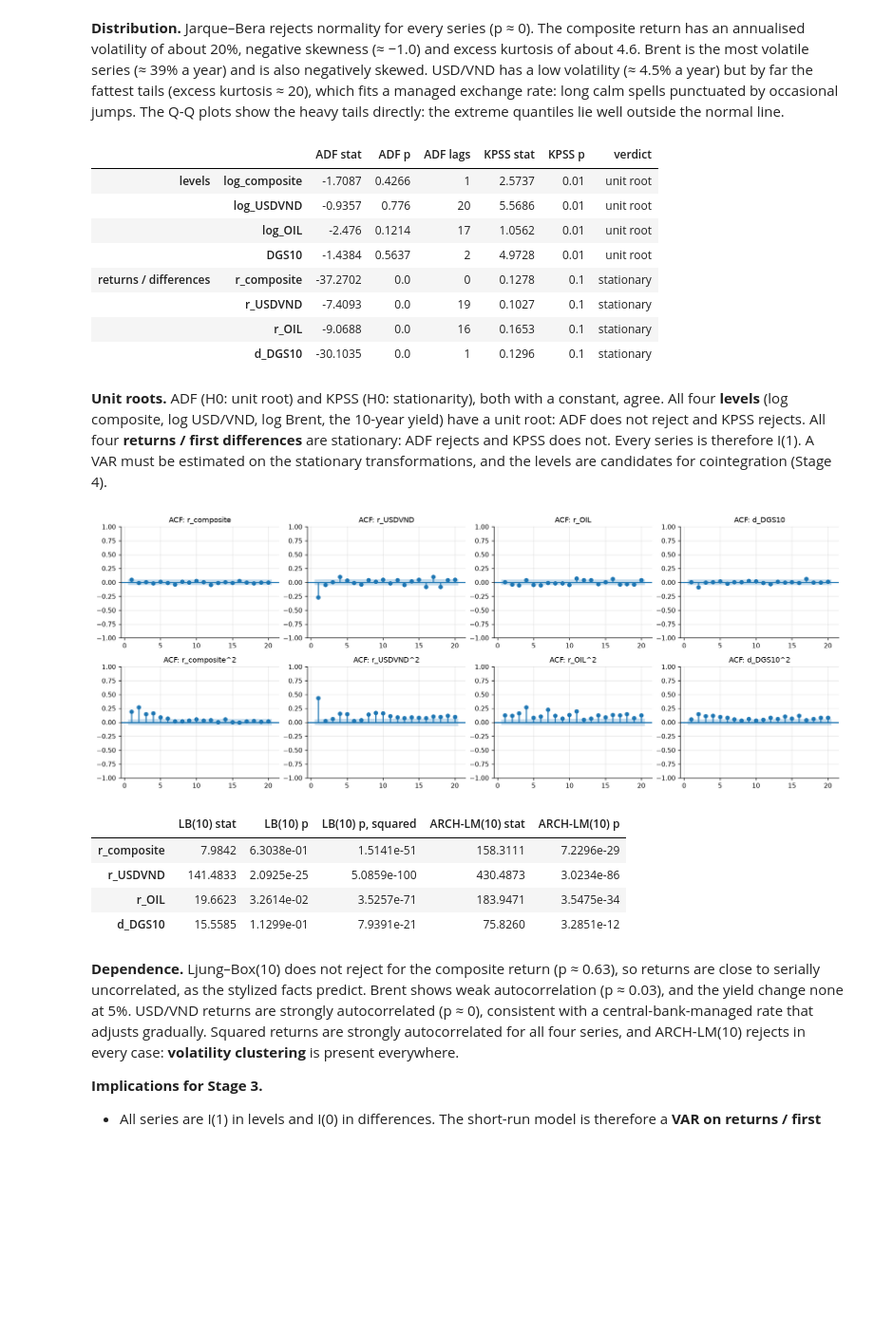
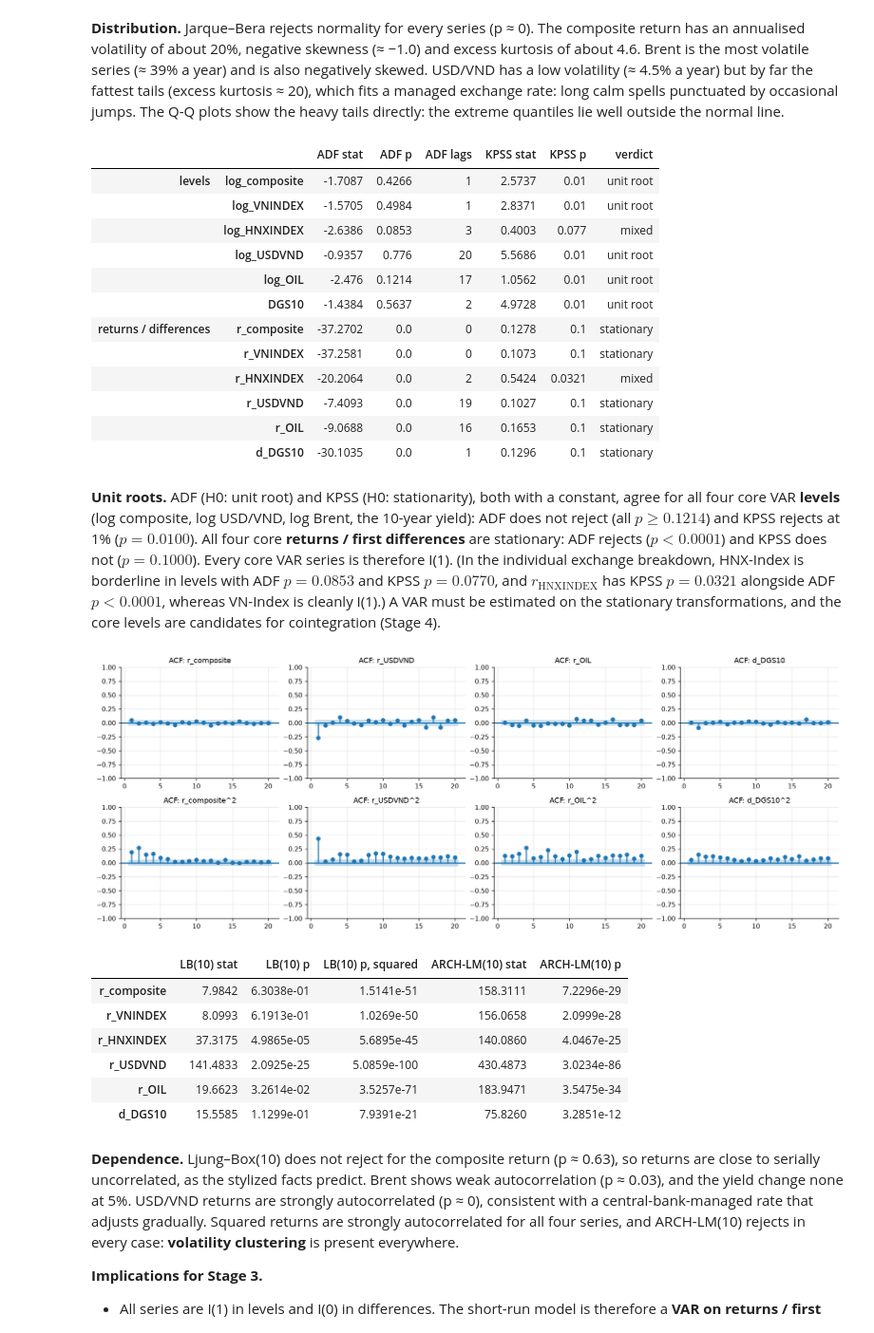
Before and after one commit to binhnuoctrangsu/ATFB_GROUP12_TOPIC7, a Jupyter notebook: notebooks/t7_macro_links.ipynb, the cells around one changed output. Shown at 95% size. Saved outputs shown, nothing was run; the diff lists cells and outputs as text; code cells hidden in the pictures; blank space fills up the shorter version.

```diff
--- a/notebooks/t7_macro_links.ipynb
+++ b/notebooks/t7_macro_links.ipynb
@@ -17,11 +17,24 @@ import os, socket, sys, warnings
 from io import StringIO
 from pathlib import Path
 
-if Path.cwd().name == 'notebooks':
-    os.chdir(Path.cwd().parent)
-elif (Path.cwd() / 'WORKSPACE' / 'ATFB_GROUP12_TOPIC7' / 'config.py').exists():
-    os.chdir(Path.cwd() / 'WORKSPACE' / 'ATFB_GROUP12_TOPIC7')
-sys.path.insert(0, str(Path.cwd()))
+# Find repository root
+curr = Path.cwd().resolve()
+repo_root = None
+for p in [curr] + list(curr.parents) + [c for c in curr.rglob('*') if c.is_dir()]:
+    if (p / 'config.py').exists() and (p / 'notebooks').exists():
+        repo_root = p
+        break
+if repo_root is None:
+    repo_root = curr
+os.chdir(str(repo_root))
+if str(repo_root) not in sys.path:
+    sys.path.insert(0, str(repo_root))
+
+import importlib
+if 'config' in sys.modules:
+    config = importlib.reload(sys.modules['config'])
+else:
+    import config
 
 import numpy as np
 import pandas as pd
@@ -38,8 +51,6 @@ from IPython.display import display
 warnings.filterwarnings('ignore')
 pd.set_option('display.precision', 4)
 pd.set_option('display.max_columns', 30)
-
-import config
 
 # Standard plotting style across all figures
 plt.rcParams.update({
@@ -544,7 +555,9 @@ plot_prices(panel, save_path=FIG / 'fig02_levels_and_returns.png')
 plt.show()
 chg = panel[['r_composite', 'r_USDVND', 'r_OIL', 'd_DGS10']]
 lev = panel[['log_composite', 'log_USDVND', 'log_OIL', 'DGS10']]
-display(save_table(summarise(chg), 'tab04_summary_stats'))
+chg_all = panel[['r_composite', 'r_VNINDEX', 'r_HNXINDEX', 'r_USDVND', 'r_OIL', 'd_DGS10']]
+lev_all = panel[['log_composite', 'log_VNINDEX', 'log_HNXINDEX', 'log_USDVND', 'log_OIL', 'DGS10']]
+display(save_table(summarise(chg_all), 'tab04_summary_stats'))
 # %% [output]
 [figure]
 |  | obs | mean (daily) | std (daily) | mean (ann.) | vol (ann.) | skewness | excess kurtosis | min | ... |
@@ -575,35 +590,39 @@ plt.show()
 # %%
 def _unit_root(x):
     """ADF (H0: unit root) and KPSS (H0: level-stationary), constant only."""
     x = x.dropna()
     adf = adfuller(x, autolag='AIC')
     with warnings.catch_warnings():
         warnings.simplefilter('ignore')
         kp = kpss(x, regression='c', nlags='auto')
     i0 = (adf[1] < 0.05) and (kp[1] > 0.05)
     i1 = (adf[1] >= 0.05) and (kp[1] <= 0.05)
     return pd.Series({'ADF stat': adf[0], 'ADF p': adf[1], 'ADF lags': adf[2],
                       'KPSS stat': kp[0], 'KPSS p': kp[1],
                       'verdict': 'stationary' if i0 else ('unit root' if i1 else 'mixed')})
 
 def unit_root_table(levels, changes):
     return pd.concat({'levels': levels.apply(_unit_root).T,
                       'returns / differences': changes.apply(_unit_root).T})
 
-ur = save_table(unit_root_table(lev, chg), 'tab05_unit_root_tests')
+ur = save_table(unit_root_table(lev_all, chg_all), 'tab05_unit_root_tests')
 display(ur)
 # %% [output]
 |  |  | ADF stat | ADF p | ADF lags | KPSS stat | KPSS p | verdict |
 | levels | log_composite | -1.7087 | 0.4266 | 1 | 2.5737 | 0.01 | unit root |
+|  | log_VNINDEX | -1.5705 | 0.4984 | 1 | 2.8371 | 0.01 | unit root |
+|  | log_HNXINDEX | -2.6386 | 0.0853 | 3 | 0.4003 | 0.077 | mixed |
 |  | log_USDVND | -0.9357 | 0.776 | 20 | 5.5686 | 0.01 | unit root |
 |  | log_OIL | -2.476 | 0.1214 | 17 | 1.0562 | 0.01 | unit root |
 |  | DGS10 | -1.4384 | 0.5637 | 2 | 4.9728 | 0.01 | unit root |
 | returns / differences | r_composite | -37.2702 | 0.0 | 0 | 0.1278 | 0.1 | stationary |
+|  | r_VNINDEX | -37.2581 | 0.0 | 0 | 0.1073 | 0.1 | stationary |
+|  | r_HNXINDEX | -20.2064 | 0.0 | 2 | 0.5424 | 0.0321 | mixed |
 |  | r_USDVND | -7.4093 | 0.0 | 19 | 0.1027 | 0.1 | stationary |
 |  | r_OIL | -9.0688 | 0.0 | 16 | 0.1653 | 0.1 | stationary |
 |  | d_DGS10 | -30.1035 | 0.0 | 1 | 0.1296 | 0.1 | stationary |
 # %% [markdown]
-**Unit roots.** ADF (H0: unit root) and KPSS (H0: stationarity), both with a constant, agree. All four **levels** (log composite, log USD/VND, log Brent, the 10-year yield) have a unit root: ADF does not reject and KPSS rejects. All four **returns / first differences** are stationary: ADF rejects and KPSS does not. Every series is therefore I(1). A VAR must be estimated on the stationary transformations, and the levels are candidates for cointegration (Stage 4).
+**Unit roots.** ADF (H0: unit root) and KPSS (H0: stationarity), both with a constant, agree for all four core VAR **levels** (log composite, log USD/VND, log Brent, the 10-year yield): ADF does not reject (all $p \ge 0.1214$) and KPSS rejects at 1% ($p = 0.0100$). All four core **returns / first differences** are stationary: ADF rejects ($p < 0.0001$) and KPSS does not ($p = 0.1000$). Every core VAR series is therefore I(1). (In the individual exchange breakdown, HNX-Index is borderline in levels with ADF $p = 0.0853$ and KPSS $p = 0.0770$, and $r_{\text{HNXINDEX}}$ has KPSS $p = 0.0321$ alongside ADF $p < 0.0001$, whereas VN-Index is cleanly I(1).) A VAR must be estimated on the stationary transformations, and the core levels are candidates for cointegration (Stage 4).
 # %%
 def acf_plots(r, lags=20, save_path=None):
     n = r.shape[1]
@@ -632,11 +651,13 @@ def lb_arch_table(r, lags=10):
 
 acf_plots(chg, lags=20, save_path=FIG / 'fig04_acf_returns_squared.png')
 plt.show()
-display(save_table(lb_arch_table(chg, lags=10), 'tab06_ljungbox_archlm'))
+display(save_table(lb_arch_table(chg_all, lags=10), 'tab06_ljungbox_archlm'))
 # %% [output]
 [figure]
 |  | LB(10) stat | LB(10) p | LB(10) p, squared | ARCH-LM(10) stat | ARCH-LM(10) p |
 | r_composite | 7.9842 | 6.3038e-01 | 1.5141e-51 | 158.3111 | 7.2296e-29 |
+| r_VNINDEX | 8.0993 | 6.1913e-01 | 1.0269e-50 | 156.0658 | 2.0999e-28 |
+| r_HNXINDEX | 37.3175 | 4.9865e-05 | 5.6895e-45 | 140.0860 | 4.0467e-25 |
 | r_USDVND | 141.4833 | 2.0925e-25 | 5.0859e-100 | 430.4873 | 3.0234e-86 |
 | r_OIL | 19.6623 | 3.2614e-02 | 3.5257e-71 | 183.9471 | 3.5475e-34 |
 | d_DGS10 | 15.5585 | 1.1299e-01 | 7.9391e-21 | 75.8260 | 3.2851e-12 |
```
Also changed, not shown: parts of 7 cells of this notebook, 4 other files.
